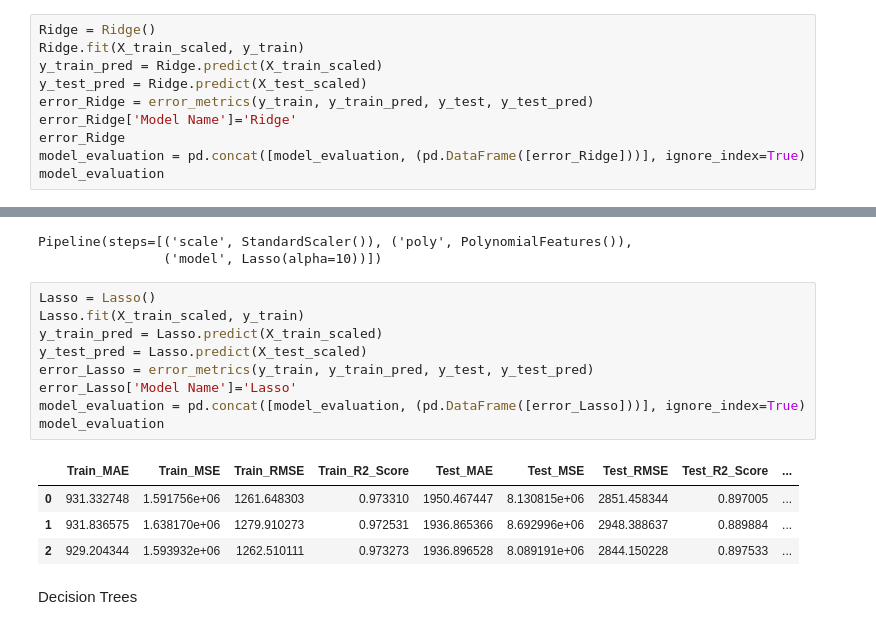
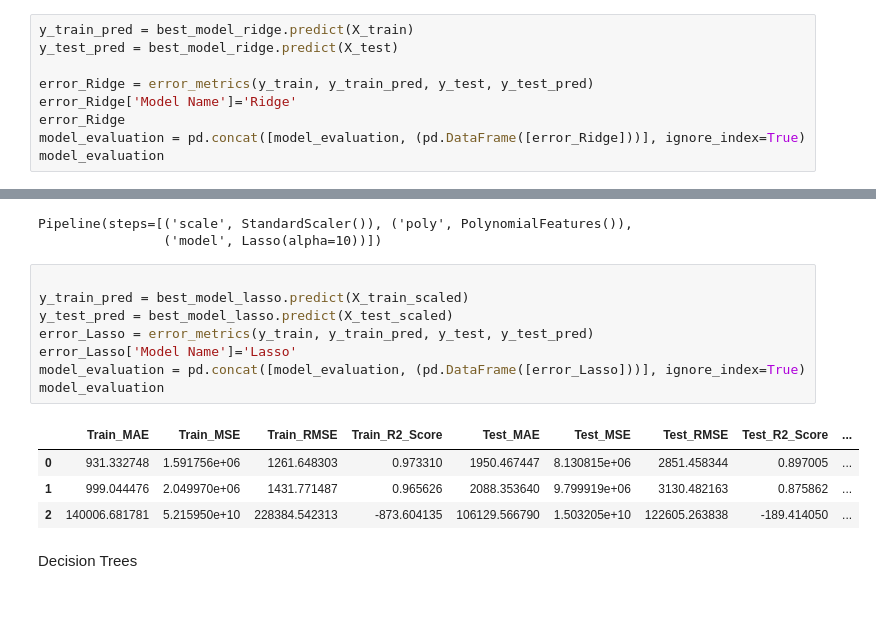
Before and after one commit to aidanautegaliyeva21-blip/Car-Price-Prediction, a Jupyter notebook: notebooks/car.ipynb, the cells around one changed output, grey strips where cells are left out. Saved outputs shown, nothing was run; the diff lists cells and outputs as text.

```diff
--- a/notebooks/car.ipynb
+++ b/notebooks/car.ipynb
@@ -326,10 +326,9 @@ Pipeline(steps=[('scale', StandardScaler()),
                 ('poly', PolynomialFeatures(degree=1)),
                 ('model', Ridge(alpha=10))])
 # %%
-Ridge = Ridge()
-Ridge.fit(X_train_scaled, y_train)
-y_train_pred = Ridge.predict(X_train_scaled)
-y_test_pred = Ridge.predict(X_test_scaled)
+y_train_pred = best_model_ridge.predict(X_train)
+y_test_pred = best_model_ridge.predict(X_test)
+
 error_Ridge = error_metrics(y_train, y_train_pred, y_test, y_test_pred)
 error_Ridge['Model Name']='Ridge'
 error_Ridge
@@ -365,19 +364,18 @@ print(best_model_lasso)
 Pipeline(steps=[('scale', StandardScaler()), ('poly', PolynomialFeatures()),
                 ('model', Lasso(alpha=10))])
 # %%
-Lasso = Lasso()
-Lasso.fit(X_train_scaled, y_train)
-y_train_pred = Lasso.predict(X_train_scaled)
-y_test_pred = Lasso.predict(X_test_scaled)
+
+y_train_pred = best_model_lasso.predict(X_train_scaled)
+y_test_pred = best_model_lasso.predict(X_test_scaled)
 error_Lasso = error_metrics(y_train, y_train_pred, y_test, y_test_pred)
 error_Lasso['Model Name']='Lasso'
 model_evaluation = pd.concat([model_evaluation, (pd.DataFrame([error_Lasso]))], ignore_index=True)
 model_evaluation
 # %% [output]
 |  | Train_MAE | Train_MSE | Train_RMSE | Train_R2_Score | Test_MAE | Test_MSE | Test_RMSE | Test_R2_Score | ... |
 | 0 | 931.332748 | 1.591756e+06 | 1261.648303 | 0.973310 | 1950.467447 | 8.130815e+06 | 2851.458344 | 0.897005 | ... |
-| 1 | 931.836575 | 1.638170e+06 | 1279.910273 | 0.972531 | 1936.865366 | 8.692996e+06 | 2948.388637 | 0.889884 | ... |
-| 2 | 929.204344 | 1.593932e+06 | 1262.510111 | 0.973273 | 1936.896528 | 8.089191e+06 | 2844.150228 | 0.897533 | ... |
+| 1 | 999.044476 | 2.049970e+06 | 1431.771487 | 0.965626 | 2088.353640 | 9.799919e+06 | 3130.482163 | 0.875862 | ... |
+| 2 | 140006.681781 | 5.215950e+10 | 228384.542313 | -873.604135 | 106129.566790 | 1.503205e+10 | 122605.263838 | -189.414050 | ... |
 # %% [markdown]
 Decision Trees
 # %%
```
Also changed, not shown: parts of 9 cells of this notebook, 1 other file.
